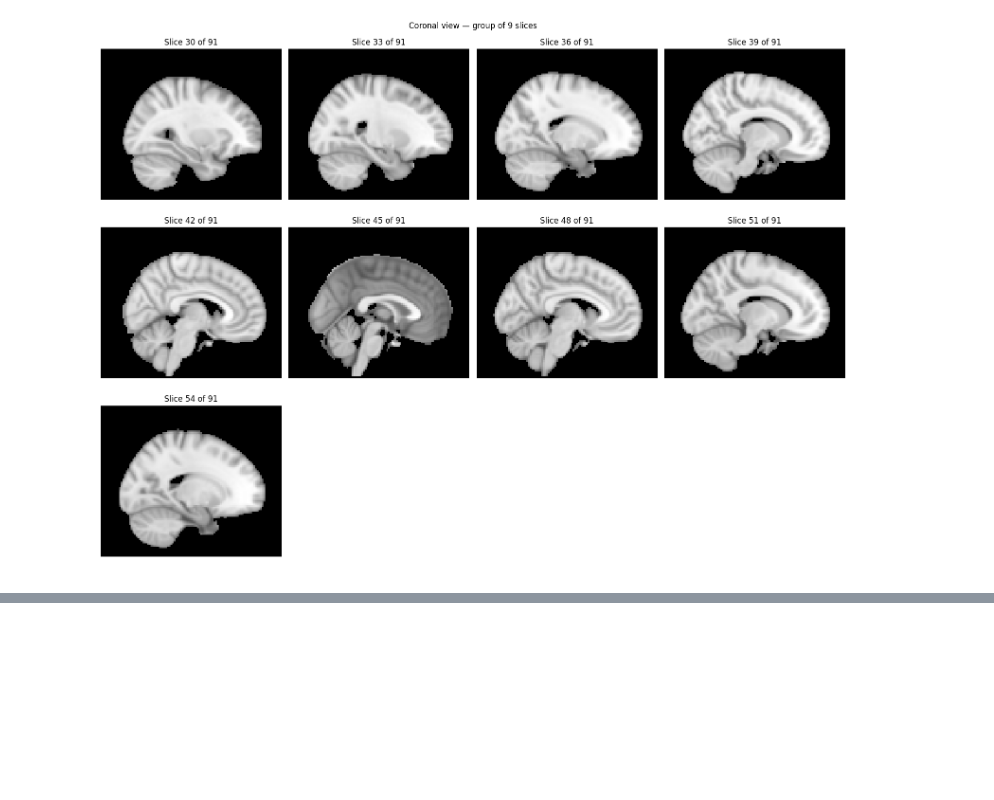
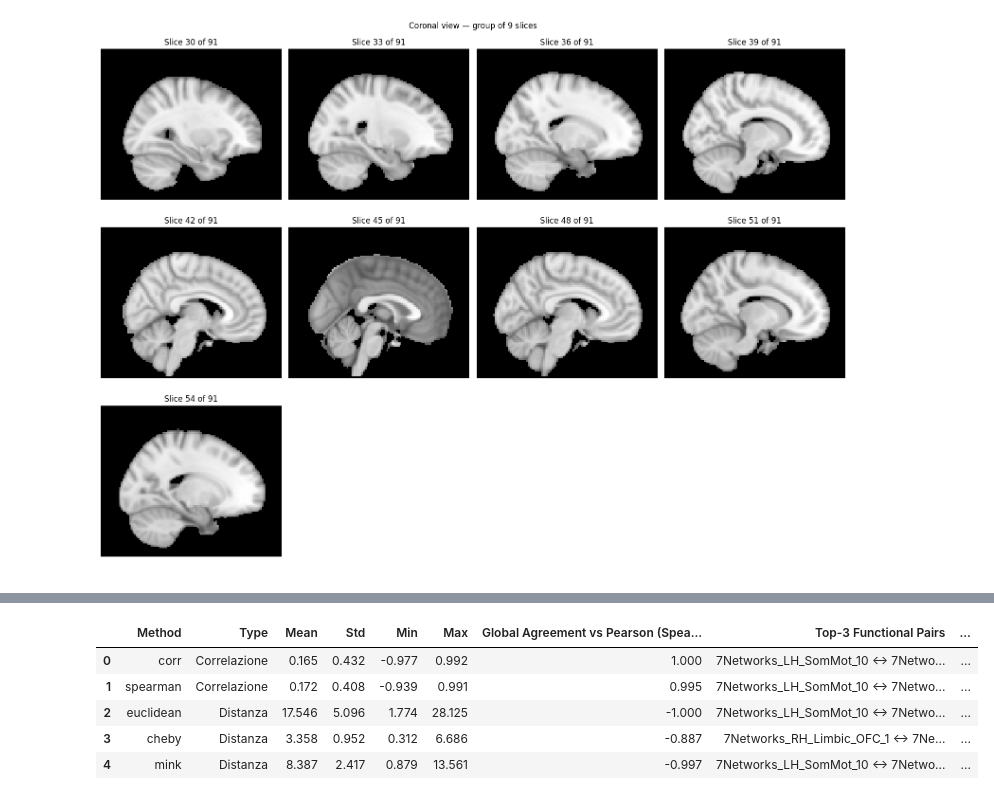
Before and after one commit to tommydelu/MRI-analysis-pipeline, a Jupyter notebook: 3_fmri_feature_extraction.ipynb, the cells around one changed output, grey strips where cells are left out. Cells and saved outputs as stored; diff of their text form; code cells hidden in the pictures; blank space fills up the shorter version.

```diff
--- a/3_fmri_feature_extraction.ipynb
+++ b/3_fmri_feature_extraction.ipynb
@@ -175,0 +129,11 @@ X_transformed.shape
+# %%
+summary = compareSimilarityMethods(matrices, df, top_k=3)
+pd.set_option('display.max_colwidth', None)
+display(summary)
+# %% [output]
+|  | Method | Type | Mean | Std | Min | Max | Global Agreement vs Pearson (Spea... | Top-3 Functional Pairs | ... |
+| 0 | corr | Correlazione | 0.165 | 0.432 | -0.977 | 0.992 | 1.000 | 7Networks_LH_SomMot_10 <-> 7Netwo... | ... |
+| 1 | spearman | Correlazione | 0.172 | 0.408 | -0.939 | 0.991 | 0.995 | 7Networks_LH_SomMot_10 <-> 7Netwo... | ... |
+| 2 | euclidean | Distanza | 17.546 | 5.096 | 1.774 | 28.125 | -1.000 | 7Networks_LH_SomMot_10 <-> 7Netwo... | ... |
+| 3 | cheby | Distanza | 3.358 | 0.952 | 0.312 | 6.686 | -0.887 | 7Networks_RH_Limbic_OFC_1 <-> 7Ne... | ... |
+| 4 | mink | Distanza | 8.387 | 2.417 | 0.879 | 13.561 | -0.997 | 7Networks_LH_SomMot_10 <-> 7Netwo... | ... |
```
Also changed, not shown: parts of 19 cells of this notebook.
